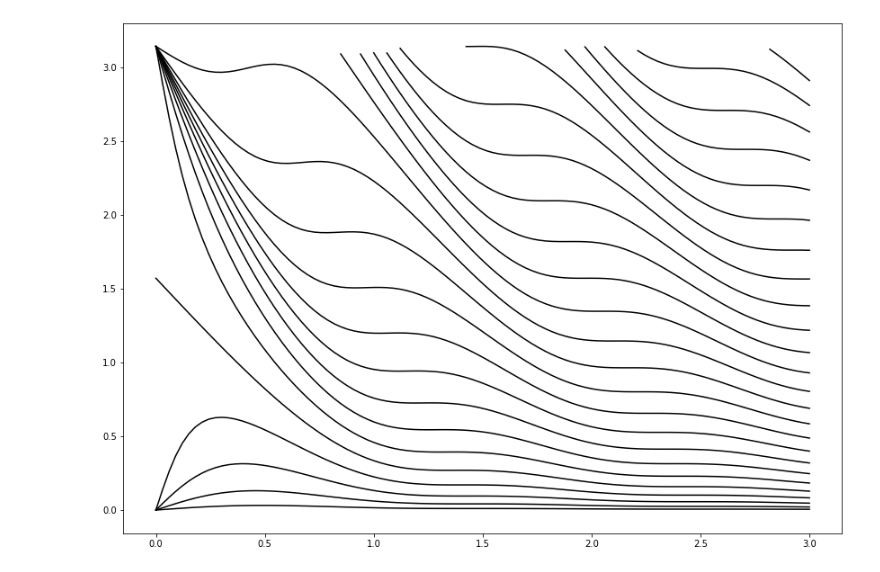
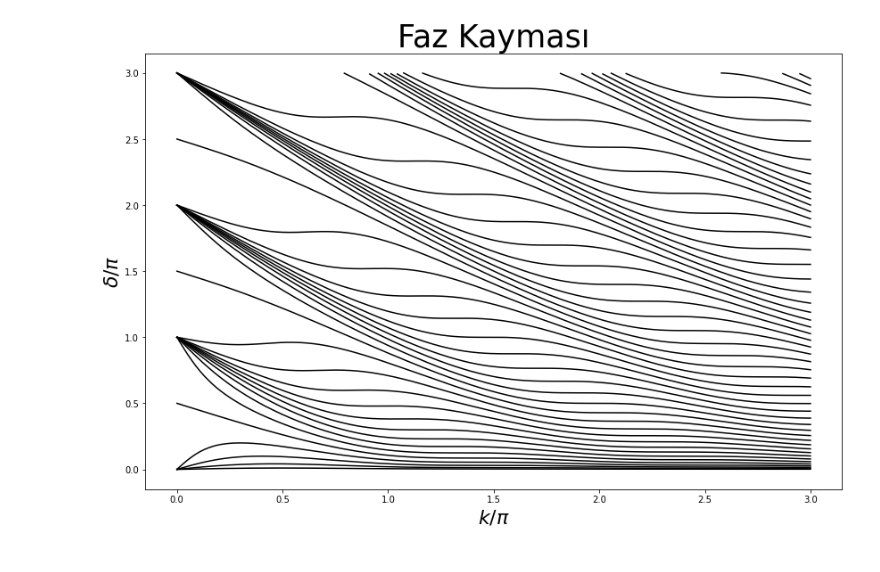
Before and after one commit to OFKadi/Bitirme_Projesi, a Jupyter notebook: Jupyter_Notebooks/phase.ipynb, the cells around one changed output. Saved outputs shown, nothing was run; the diff lists cells and outputs as text; code cells hidden in the pictures.

Commit message:
faz kayması grafiği güncellendi

```diff
--- a/Jupyter_Notebooks/phase.ipynb
+++ b/Jupyter_Notebooks/phase.ipynb
@@ -34,17 +25,29 @@ def slicer(a):
 # %%
-nn = 100
+nn = 300
 k = np.linspace(0.0001, 3*np.pi, nn)
 dq = 0.1*np.pi
 q = 0.1*np.pi
 
 fig = plt.figure()
-ax = fig.add_axes([0.1, 0.1, 0.6, 0.75])
-fig.set_size_inches(18.5, 10.5)
+ax = fig.add_subplot()
+fig.set_size_inches(14, 9)
+ax.set_title("Faz Kayması", fontsize="35")
+ax.set_xlabel("$k/\pi$", fontsize="22")
+ax.set_ylabel("$\delta/\pi$", fontsize="22")
 
-for i in range(25):
+lst = -2
+for i in range(51):
   phase = phaseShiftFunc(k, q)
+  q = q + dq
+
   phase = slicer(phase)
-  q = q + dq
+  while phase[-1] < lst:
+    phase += np.pi/2
+  lst = phase[-1]
+
+  phase = phase/np.pi
+  phase = phase[phase < 3.0]
+
   ax.plot(k[-phase.size:]/np.pi, phase, 'k')
 # %% [output]
-[figure, old version]
+[figure, new version]
```
Also changed, not shown: parts of 1 cell of this notebook.
